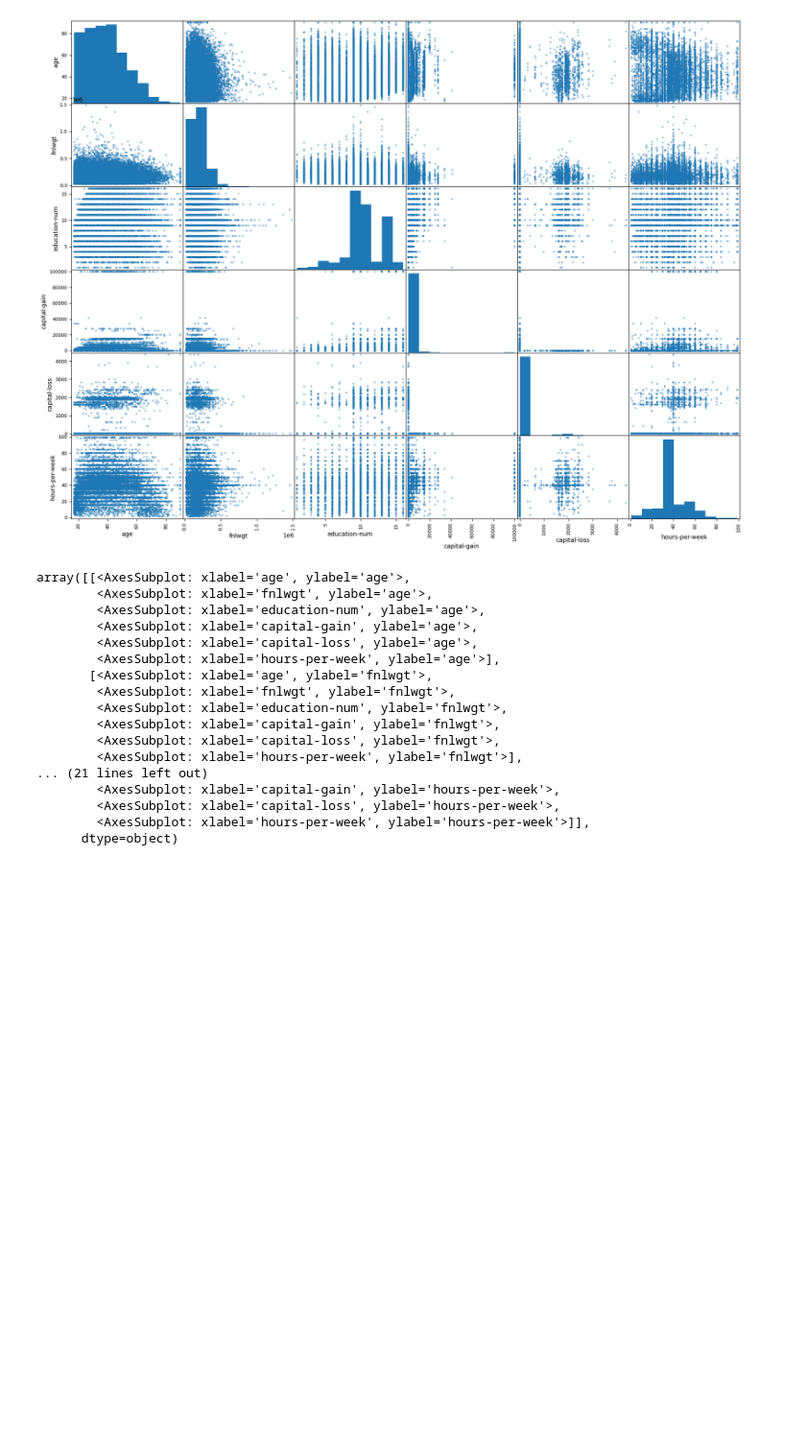
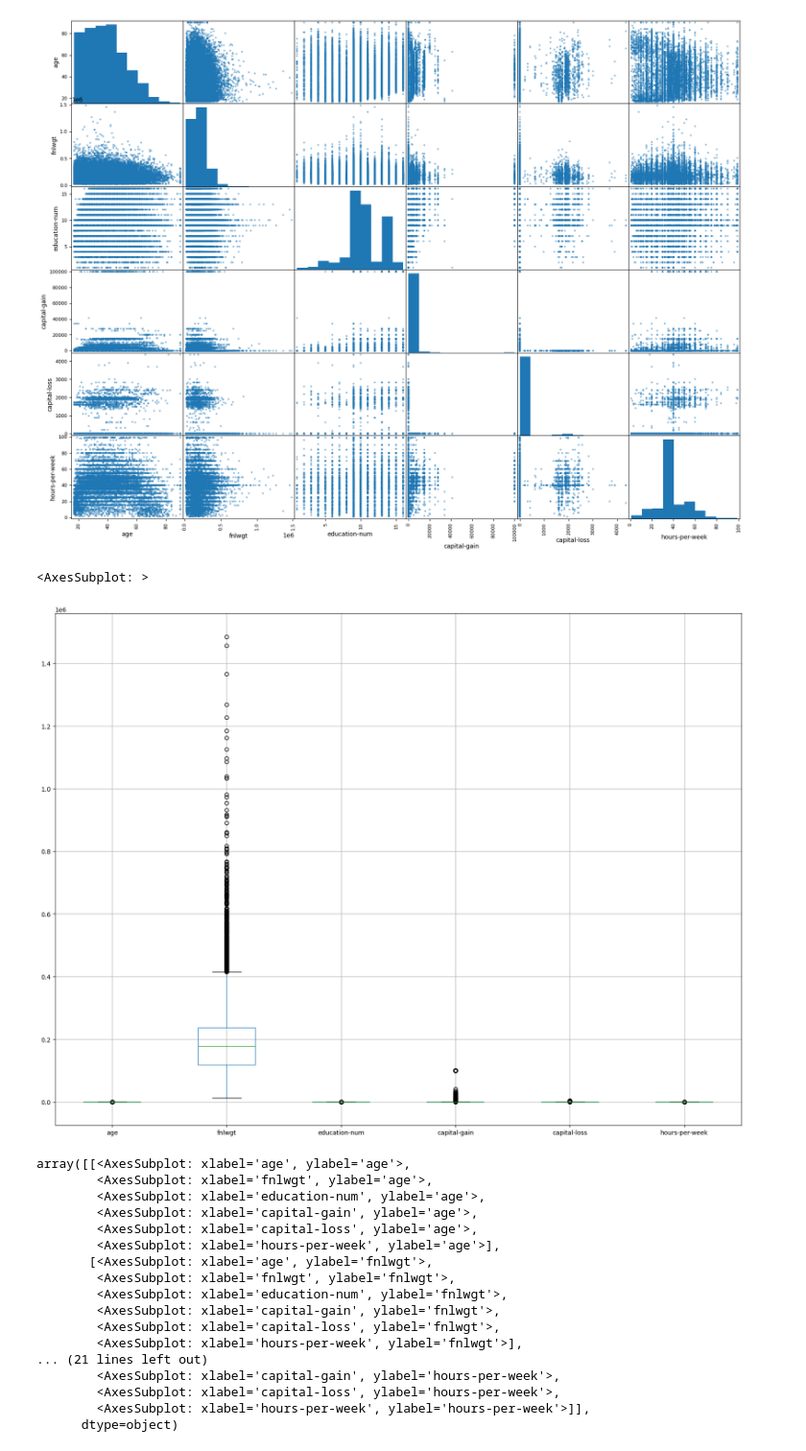
Before and after one commit to roypiyush/python_project, a Jupyter notebook: ml/income_predictions/income_prediction.ipynb, the cells around one changed output. Shown: that part at 96% size. Saved outputs shown, nothing was run; the diff lists cells and outputs as text; code cells hidden in the pictures; blank space fills up the shorter version.

```diff
--- a/ml/income_prediction.ipynb
+++ b/ml/income_predictions/income_prediction.ipynb
@@ -109,3 +93,0 @@ np.log(train['fnlwgt'] + 1).hist(bins=100)
-# %%
-train['capital-gain'] = np.log(train['capital-gain'] + 1)
-train.hist(bins=50, figsize=(20,15))
@@ -270,6 +142,11 @@ array([[<AxesSubplot: xlabel='age', ylabel='age'>,
         <AxesSubplot: xlabel='hours-per-week', ylabel='hours-per-week'>]],
       dtype=object)
 [figure]
+# %%
+pd.DataFrame(train).boxplot(figsize=(20,15))
+# %% [output]
+<AxesSubplot: >
+[figure, added]
 # %%
 from sklearn.model_selection import StratifiedShuffleSplit
 
```
Also changed, not shown: parts of 24 cells of this notebook, 5 other files.
